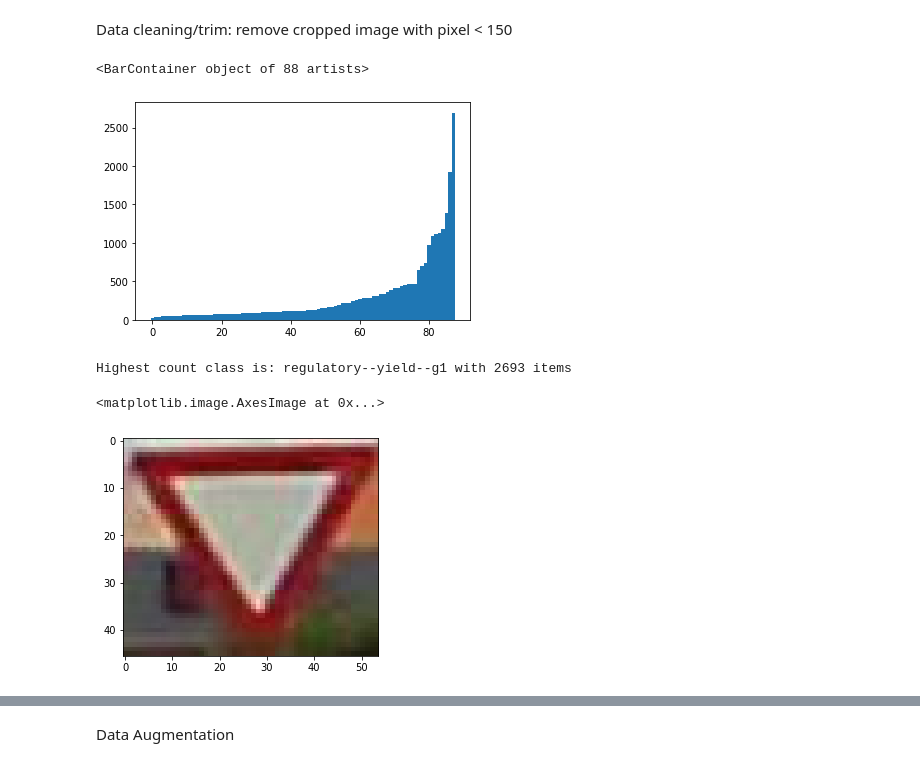
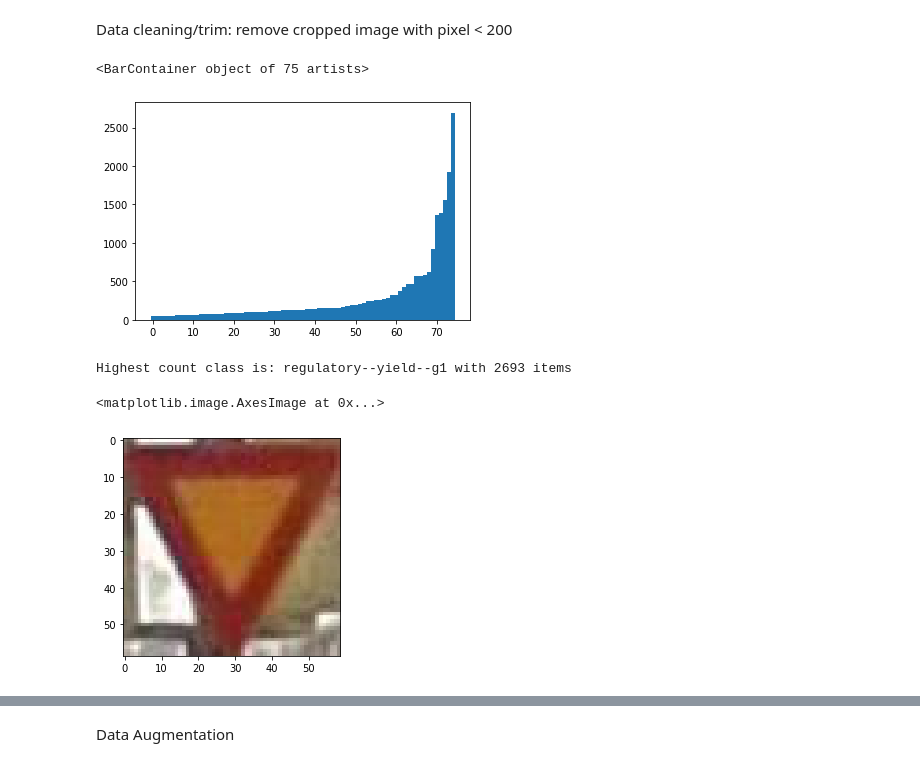
Before and after one commit to carsonljc/APS360-Project, a Jupyter notebook: Data_processing.ipynb, the cells around one changed output, grey strips where cells are left out. Saved outputs shown, nothing was run; the diff lists cells and outputs as text; code cells hidden in the pictures.

```diff
--- a/Data_processing.ipynb
+++ b/Data_processing.ipynb
@@ -64,4 +1,4 @@ print("Test files: {}".format(len(os.listdir(destination_path+'test/images'))))
 # %% [markdown]
-Data cleaning/trim: remove cropped image with pixel < 150
+Data cleaning/trim: remove cropped image with pixel < 200
 # %%
 from PIL import Image
@@ -91,43 +29,37 @@ New data statistic after trimming
 # %%
 # plot histogram of all classes in cropped dataset
 import matplotlib.pyplot as plt
 import os
 
-base_dir = './datasets/split_unique_dataset'
-train_dataset_folder = os.path.join(base_dir, "train")
-val_dataset_folder = os.path.join(base_dir, "val")
-test_dataset_folder = os.path.join(base_dir,"test")
-reg_classes = os.listdir(train_dataset_folder)
-dataset_folders = [train_dataset_folder,val_dataset_folder,test_dataset_folder]
+dataset_folder = "C:\\jeremy\\Assignments\\APS360\\Project\\mtsd_hand_selected_cropped_dataset\\mtsd_hand_selected_cropped_dataset"
+reg_classes = os.listdir(dataset_folder)
 class_counts = {}
 class_samples = {}
 
 for i, class_dir in enumerate(reg_classes):
-    class_counts[class_dir] = 0 # initialize class count
-    for dataset_folder in dataset_folders:
-        fl = os.path.join(dataset_folder, class_dir)
-        fl_size = len(os.listdir(fl))
+    fl = os.path.join(dataset_folder, class_dir)
+    fl_size = len(os.listdir(fl))
 
-        class_counts[class_dir] += fl_size
+    class_counts[class_dir] = fl_size
 
-        for fi in os.listdir(fl):
-            class_samples[class_dir] = os.path.join(fl, fi)
-            break
+    for fi in os.listdir(fl):
+        class_samples[class_dir] = os.path.join(fl, fi)
+        break
 
 max_class = max(class_counts, key=class_counts.get)
 min_class = min(class_counts, key=class_counts.get)
 
 plt.bar(range(len(class_counts)), sorted(class_counts.values()), 1)
 # %% [output]
-<BarContainer object of 88 artists>
+<BarContainer object of 75 artists>
-[figure, old version]
+[figure, new version]
 # %%
 print("Highest count class is: {} with {} items".format(max_class, class_counts[max_class]))
 plt.imshow(plt.imread(class_samples[max_class]))
 # %% [output]
 Highest count class is: regulatory--yield--g1 with 2693 items
 <matplotlib.image.AxesImage at 0x...>
-[figure, old version]
+[figure, new version]
 # %%
 print("Lowest count class is: {} with {} items".format(min_class, class_counts[min_class]))
 plt.imshow(plt.imread(class_samples[min_class]))
```
Also changed, not shown: parts of 18 cells of this notebook.
